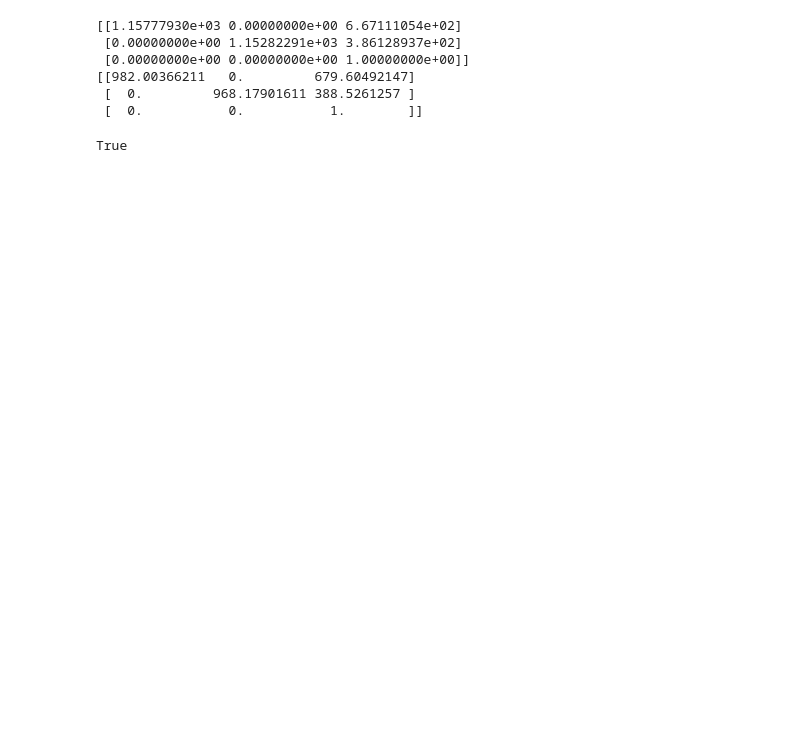
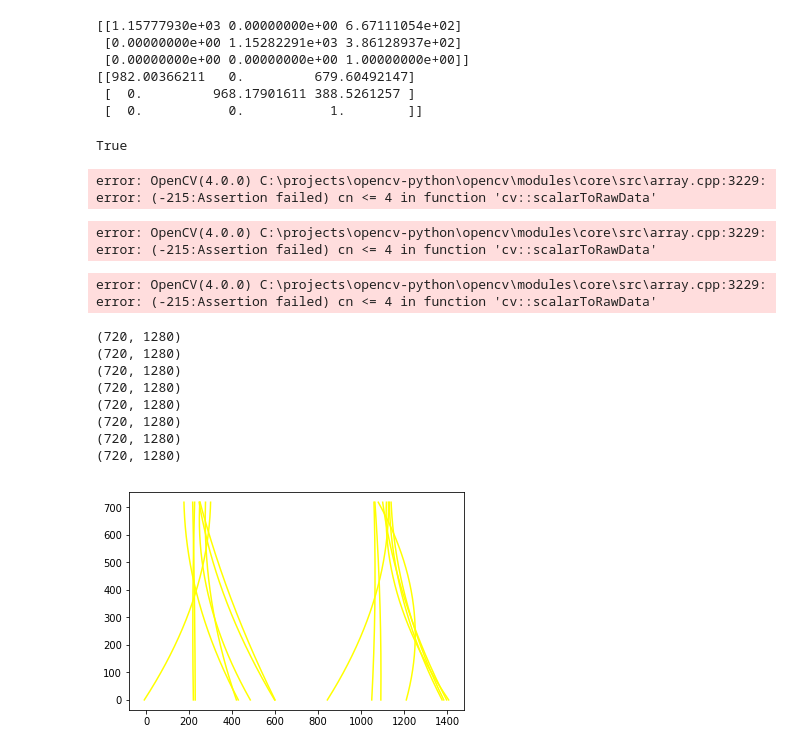
Before and after one commit to qingyouzhao/Udacty-CarND-Advanced-Lane-Lines, a Jupyter notebook: AdvancedLaneLines.ipynb, the cells around one changed output. Drawn from its saved outputs; the diff is of its cells as text; code cells hidden in the pictures; blank space fills up the shorter version.

Commit message:
Lane warping added

```diff
--- a/AdvancedLaneLines.ipynb
+++ b/AdvancedLaneLines.ipynb
@@ -115,3 +117,9 @@ for i in raw_imgs:
+# %%
+# Apply distortion to raw images
+raw_imgs = os.listdir('test_images/')
+output_dir = 'output_images'
+# %% [output]
+error: OpenCV(4.0.0) C:\projects\opencv-python\opencv\modules\core\src\array.cpp:3229: error: (-215:Assertion failed) cn <= 4 in function 'cv::scalarToRawData'
 # %%
 # Use color transforms, gradients, etc., to create a thresholded binary image
 # Edit this function to create your own pipeline.
@@ -136,12 +144,5 @@ def thresholded_pipeline(img, s_thresh=(170, 255), sx_thresh=(20, 100)):
     # Stack each channel
     color_binary = np.dstack(( np.zeros_like(sxbinary), sxbinary, s_binary)) * 255
     return color_binary
-
-color_binaries = []
-for filename in undistort_imgs:
-    img = cv2.imread(filename)
-    color_binary = thresholded_pipeline(img)
-    ext = os.path.splitext(filename)[-1]
-    f = os.path.join(*os.path.splitext(filename)[:-1]) + "_color_binaries"+ext
-    color_binaries.append(f)
-    cv2.imwrite(f, color_binary)
+# %% [output]
+error: OpenCV(4.0.0) C:\projects\opencv-python\opencv\modules\core\src\array.cpp:3229: error: (-215:Assertion failed) cn <= 4 in function 'cv::scalarToRawData'
@@ -147,0 +264,20 @@ for filename in undistort_imgs:
+# %%
+
+# Apply a perspective transform to rectify binary image ("birds-eye view")
+# https://classroom.udacity.com/nanodegrees/nd013/parts/edf28735-efc1-4b99-8fbb-ba9c432239c8/modules/5d1efbaa-27d0-4ad5-a67a-48729ccebd9c/lessons/78afdfc4-f0fa-4505-b890-5d8e6319e15c/concepts/d33ae3ea-01aa-414e-ad20-208dc161793d
+# What is my src? The lane points detected?
+# What is my dst? THe 4 corner poitns
+# Just use a lane line with straight lines for now.
+# Take src as four points on the lane in a picture
+src = np.float32([[706,213],[448,596],[448,684],[706,1096]])
+# Take dst as
+dst = np.float32([[720,200],[0,200],[0,1080],[720,1080]])
+
+src = np.float32([[213,706],[596,448],[684,448],[1096,706]])
+# Take dst as
+dst = np.float32([[200,719],[200,0],[1079,0],[1079,719]])
+M = cv2.getPerspectiveTransform(src, dst)
+# Qingyouz: Why do I need to put (x,y) here instead of (y,x)?
+# WHat's the fasted way to get to know where to use Y and where to use X?
+# %% [output]
+error: OpenCV(4.0.0) C:\projects\opencv-python\opencv\modules\core\src\array.cpp:3229: error: (-215:Assertion failed) cn <= 4 in function 'cv::scalarToRawData'
@@ -147,0 +325,16 @@ for filename in undistort_imgs:
+# %%
+
+for f in raw_imgs:
+    img = cv2.imread(os.path.join('test_images/', f))
+    img_name = os.path.splitext(f)[0]
+    end_result = lane_finding_pipeline(img, img_name, mtx, dist)
+# %% [output]
+(720, 1280)
+(720, 1280)
+(720, 1280)
+(720, 1280)
+(720, 1280)
+(720, 1280)
+(720, 1280)
+(720, 1280)
+[figure, added]
```
Also changed, not shown: parts of 7 cells of this notebook.
